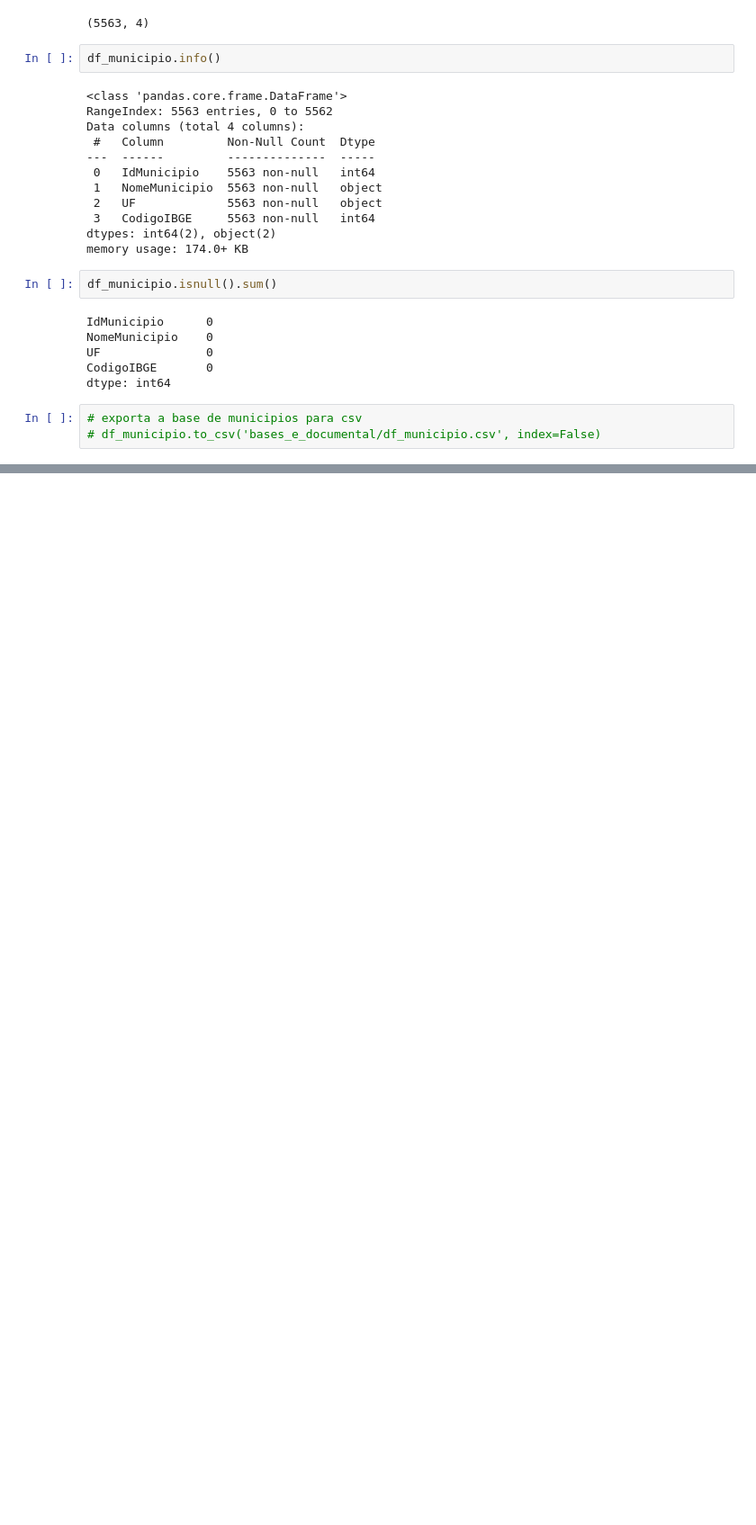
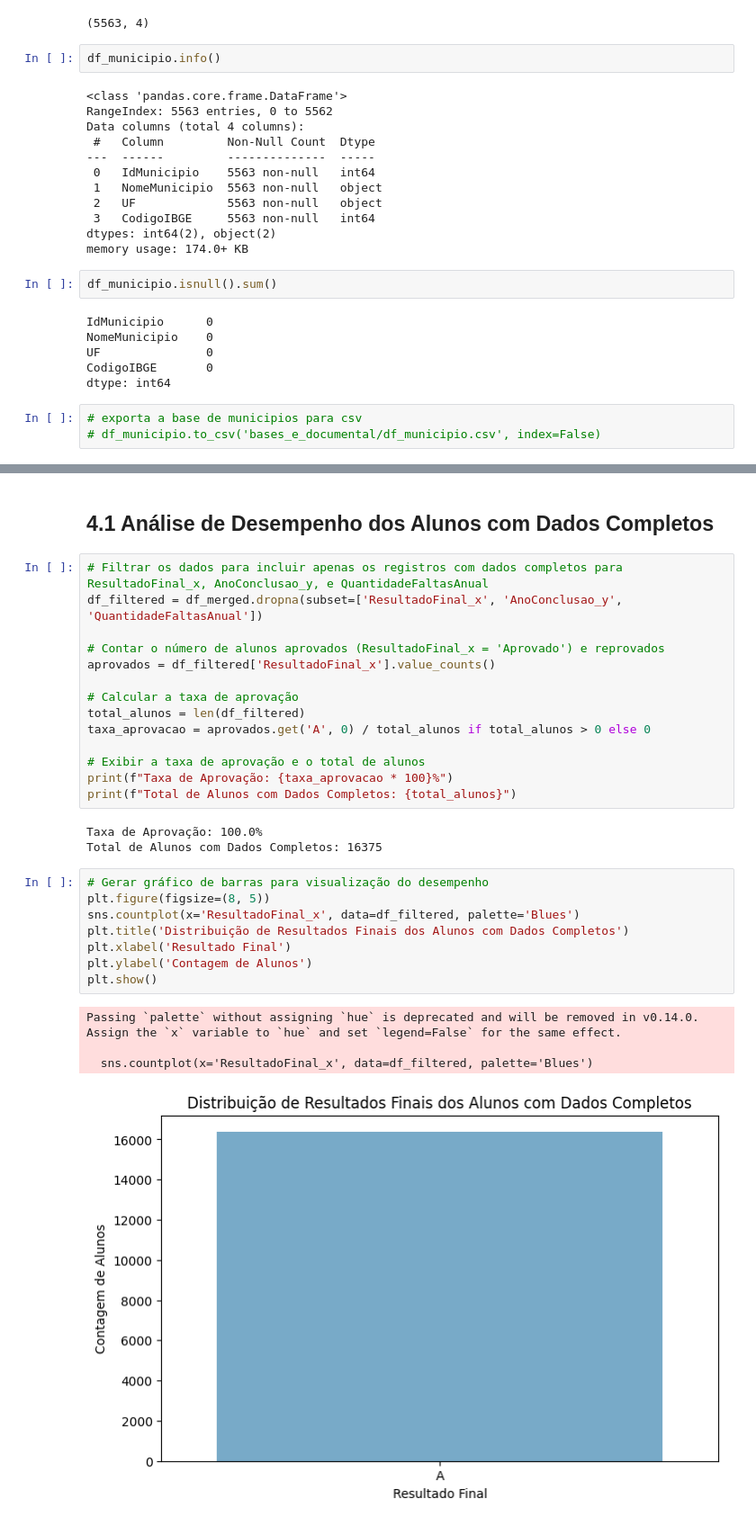
Before and after one commit to camimq/datathonFiap, a Jupyter notebook: main_analysis.ipynb, the cells around one changed output, grey strips where cells are left out. Shown: that part at 90% size. Saved outputs shown, nothing was run; the diff lists cells and outputs as text; blank space fills up the shorter version.

Commit message:
atualiza formatação e inclui sessão de gráficos de apoio para relatório final

```diff
--- a/main_analysis.ipynb
+++ b/main_analysis.ipynb
@@ -522,0 +525,32 @@ dtype: int64
+# %% [markdown]
+## 4.1 Análise de Desempenho dos Alunos com Dados Completos
+# %%
+# Filtrar os dados para incluir apenas os registros com dados completos para ResultadoFinal_x, AnoConclusao_y, e QuantidadeFaltasAnual
+df_filtered = df_merged.dropna(subset=['ResultadoFinal_x', 'AnoConclusao_y', 'QuantidadeFaltasAnual'])
+
+# Contar o número de alunos aprovados (ResultadoFinal_x = 'Aprovado') e reprovados
+aprovados = df_filtered['ResultadoFinal_x'].value_counts()
+
+# Calcular a taxa de aprovação
+total_alunos = len(df_filtered)
+taxa_aprovacao = aprovados.get('A', 0) / total_alunos if total_alunos > 0 else 0
+
+# Exibir a taxa de aprovação e o total de alunos
+print(f"Taxa de Aprovação: {taxa_aprovacao * 100}%")
+print(f"Total de Alunos com Dados Completos: {total_alunos}")
+# %% [output]
+Taxa de Aprovação: 100.0%
+Total de Alunos com Dados Completos: 16375
+# %%
+# Gerar gráfico de barras para visualização do desempenho
+plt.figure(figsize=(8, 5))
+sns.countplot(x='ResultadoFinal_x', data=df_filtered, palette='Blues')
+plt.title('Distribuição de Resultados Finais dos Alunos com Dados Completos')
+plt.xlabel('Resultado Final')
+plt.ylabel('Contagem de Alunos')
+plt.show()
+# %% [output]
+Passing `palette` without assigning `hue` is deprecated and will be removed in v0.14.0. Assign the `x` variable to `hue` and set `legend=False` for the same effect.
+
+  sns.countplot(x='ResultadoFinal_x', data=df_filtered, palette='Blues')
+[figure, added]
```
Also changed, not shown: parts of 7 cells of this notebook.
